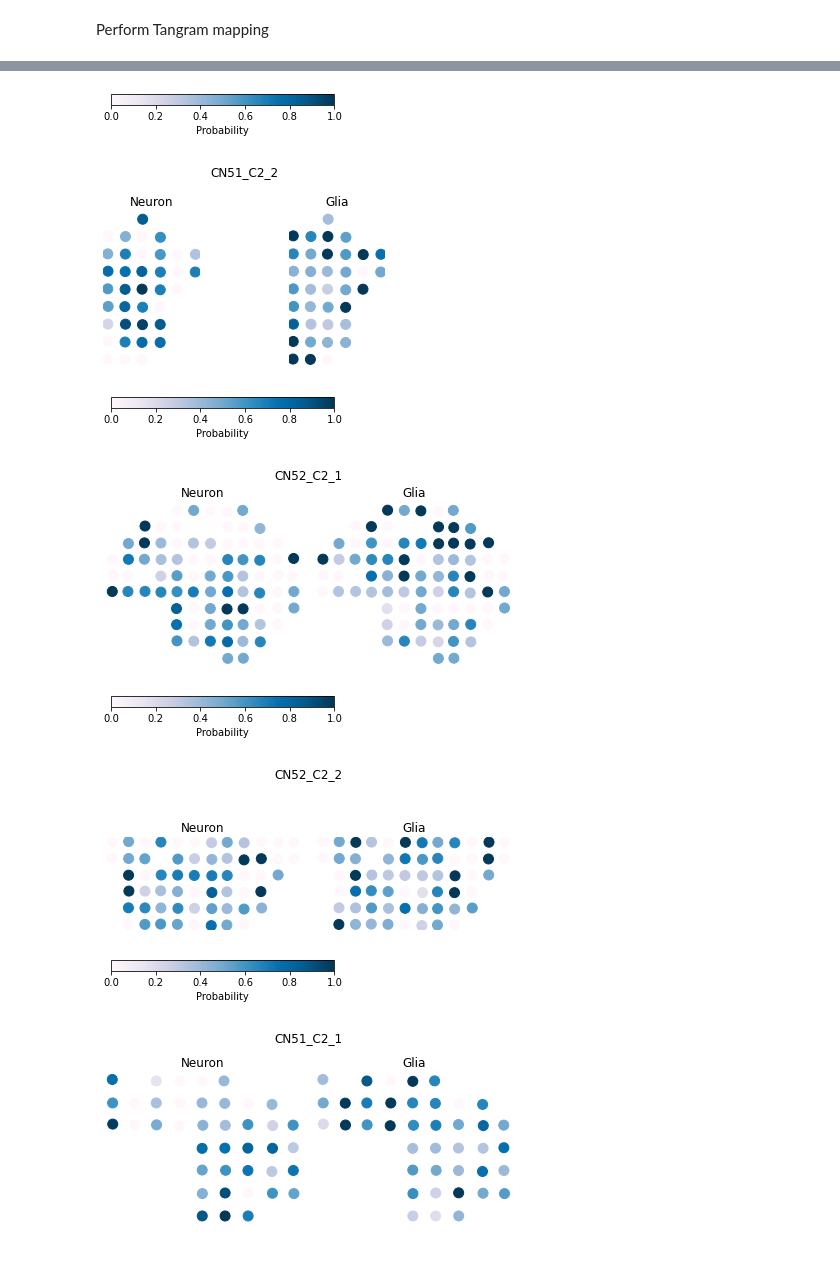
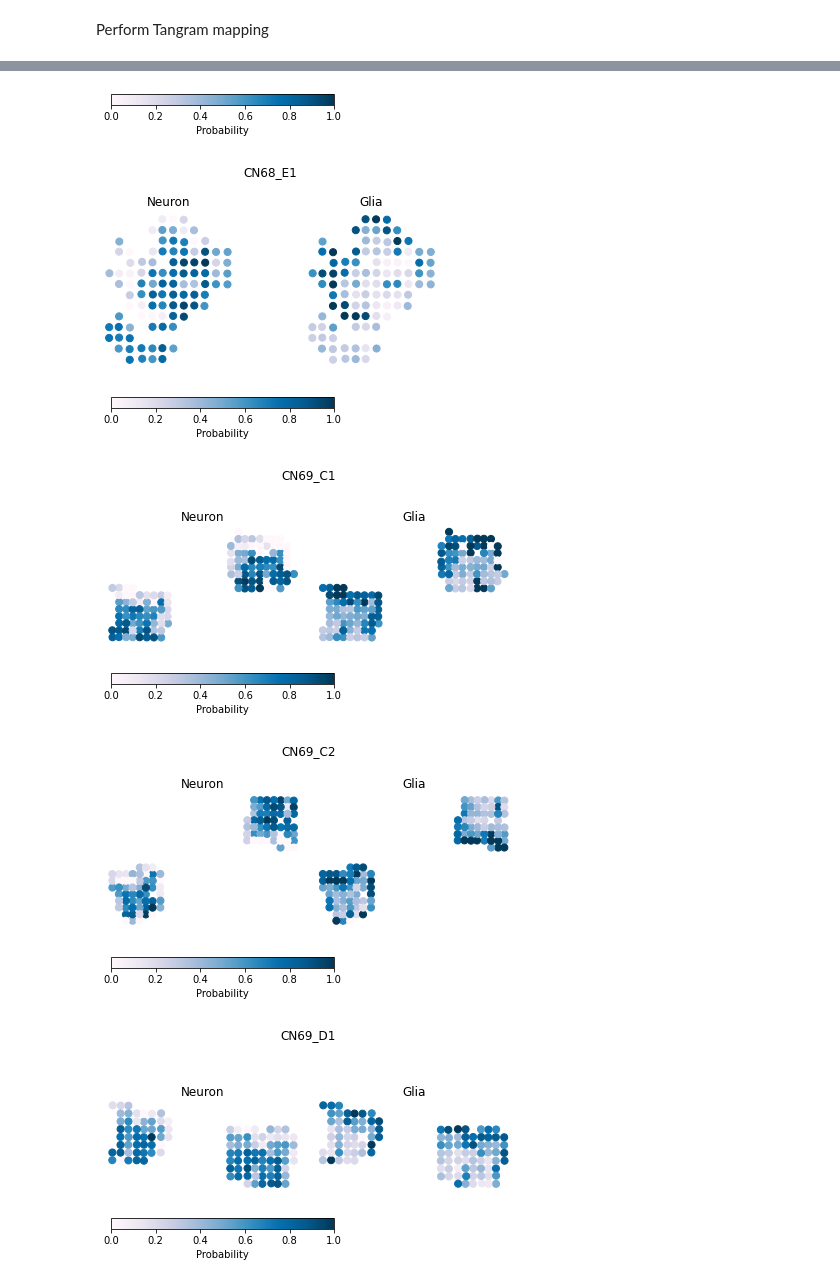
Before and after one commit to adaly/cSplotch, a Jupyter notebook: deconv/bottom_up_tangram.ipynb, the cells around one changed output, grey strips where cells are left out. Drawn from its saved outputs; the diff is of its cells as text; code cells hidden in the pictures; blank space fills up the shorter version.

Commit message:
Single-cell/deconvolution notebooks

```diff
--- a/deconv/bottom_up_tangram.ipynb
+++ b/deconv/bottom_up_tangram.ipynb
@@ -101,7 +110,8 @@ sc.pp.scale(sc_all)  # scale to unit variance and zero mean
 
 # Downsample sc data for memory purposes -- discard BG cells; focus on predicting Neuron/Glia ratio
 sc_down = downsample_to_smallest_category(sc_all, column='csplotch_annot',
-                                         random_state=7, min_cells=5000, keep_small_categories=False)
+                                         random_state=7, min_cells=1000, keep_small_categories=True)
 shared_genes = sc_down.var_names
+print(sc_down)
 print(len(shared_genes), 'genes shared between SC and ST')
 # %% [output]
@@ -117,19 +136,33 @@ hvgs = list(sc_raw.var_names[sc_raw.var['highly_variable']])
 # %% [markdown]
 Load and preprocess ST data
 # %%
-counts_dir = '../data/ST_Test/'
-cellcomp_dir = '/Users/adaly/Dropbox (Simons Foundation)/cell_segmentation/AD_allspots_280/classes_tsvs/'
+counts_dir = '/mnt/home/adaly/ceph/datasets/splotch_science_rerun/count_matrices_mouse_0305/'
+cellcomp_dir = '/mnt/home/adaly/ceph/datasets/csplotch_mouse_st/celltype_annotations/'
+lambdas_dir = '/mnt/home/adaly/ceph/datasets/splotch_science_rerun/lambda_means_mouse/'
 
 stdata_dict = {}
 
-for cfile in glob.glob(os.path.join(counts_dir, '*.unified.tsv')):
+# We'll limit ourselves to WT p100 and G93A p100 for now, since we have IF data on these to check against
+metafile = os.path.expanduser('~/ceph/datasets/csplotch_mouse_st/metadata_compositional_WTG93A.tsv')
+metadata = pd.read_csv(metafile, sep='\t')
+wt_p30 = metadata['Level 1'] == 'WT p30'
+g93a_p30 = metadata['Level 1'] == 'G93A p30'
+metadata = metadata[np.logical_or(wt_p30, g93a_p30)]
+
+for i in range(len(metadata)):
+    row = metadata.iloc[i]
+    cfile = os.path.join(counts_dir, Path(row['Count file']).name)
+
     sample_name = Path(cfile).name.split('_stdata')[0]
     array_name = '_'.join(sample_name.split('_')[:2])
 
     afile = os.path.join(cellcomp_dir, array_name + '_celltype_annotations.csv')
     if os.path.exists(afile):
         annot_df = pd.read_csv(afile, header=0, index_col=0, sep=',')
-        count_df = pd.read_csv(cfile, header=0, index_col=0, sep='\t')
+        #count_df = pd.read_csv(cfile, header=0, index_col=0, sep='\t')
+
+        lambda_file = os.path.join(lambdas_dir, '%s_lambdas.csv' % sample_name)
+        count_df = pd.read_csv(lambda_file, sep=',', header=0, index_col=0)
 
         # Filter out spots missing annotation data
         shared = set(count_df.columns.values).intersection(set(annot_df['x_y']))
@@ -150,11 +183,15 @@ for cfile in glob.glob(os.path.join(counts_dir, '*.unified.tsv')):
         var = pd.DataFrame(index=count_df.index)
         stdata = AnnData(X=count_df.values.T, obs=obs, var=var)
 
+        if obs['cell_count'].sum() == 0:
+            print('Skipping %s (no cells counted)' % sample_name)
+            continue
+
         # Only keep genes shared between the two modalities
         stdata = stdata[:, stdata.var_names.isin(shared_genes)]
 
         # Normalize number of counts per spot
-        sc.pp.normalize_total(stdata, target_sum=1e5)
+        sc.pp.normalize_total(stdata, target_sum=1e4)
         sc.pp.log1p(stdata)
 
         stdata_dict[sample_name] = stdata
@@ -174,7 +211,7 @@ for key in stdata_dict.keys():
     print('Number of cells in scRNA data:', len(sc_down.obs.index))
 
     # Remove 0-count genes, ensure same genes present in same order
-    adata_cells, adata_space = tg.pp_adatas(sc_down, st_sample, genes=hvgs)
+    adata_cells, adata_space = mapping_utils.pp_adatas(sc_down, st_sample, genes=hvgs)
 
     # Perform Tangram mapping
     ad_map = mapping_utils.map_cells_to_space(
@@ -269,28 +306,31 @@ INFO:root:Saving results..
 # %%
 # Get percentages of each cell type in each spot after deconvolution
 celltype_names = ['Neuron', 'Glia']
 
 for array_name in cell_mappings.keys():
     tot_cells = np.sum([cell_mappings[array_name][ct] for ct in celltype_names], axis=0)
     tot_cells[tot_cells==0] = 1  # Deal with divide by zeros
 
     mapping_pct = pd.DataFrame({
         'x': cell_mappings[array_name]['x'],
         'y': cell_mappings[array_name]['y'],
     }, index=cell_mappings[array_name].index)
     for ct in celltype_names:
         mapping_pct[ct] = cell_mappings[array_name][ct] / tot_cells
 
-    plot_utils.plot_decon_annotations(mapping_pct, nrows=1, ncols=2, robust=True, perc=0.05, s=100, cmap='PuBu')
+    mapping_pct.drop(['x', 'y'], axis=1).transpose().to_csv('tangram_annots_%s.tsv' % array_name, sep='\t')
+
+    plot_utils.plot_decon_annotations(mapping_pct, nrows=1, ncols=2, robust=True, perc=0.05, s=50, cmap='PuBu')
     plt.suptitle(array_name)
     plt.tight_layout()
     plt.show()
 # %% [output]
 [figure]
-[figure, old version]
+[figure, new version]
 [figure]
-[figure, old version]
+[figure, new version]
 [figure]
-[figure, old version]
+[figure, new version]
 [figure]
-[figure, old version]
+[figure, new version]
+[figure, added]
```
Also changed, not shown: parts of 7 cells of this notebook, 1 other file.
